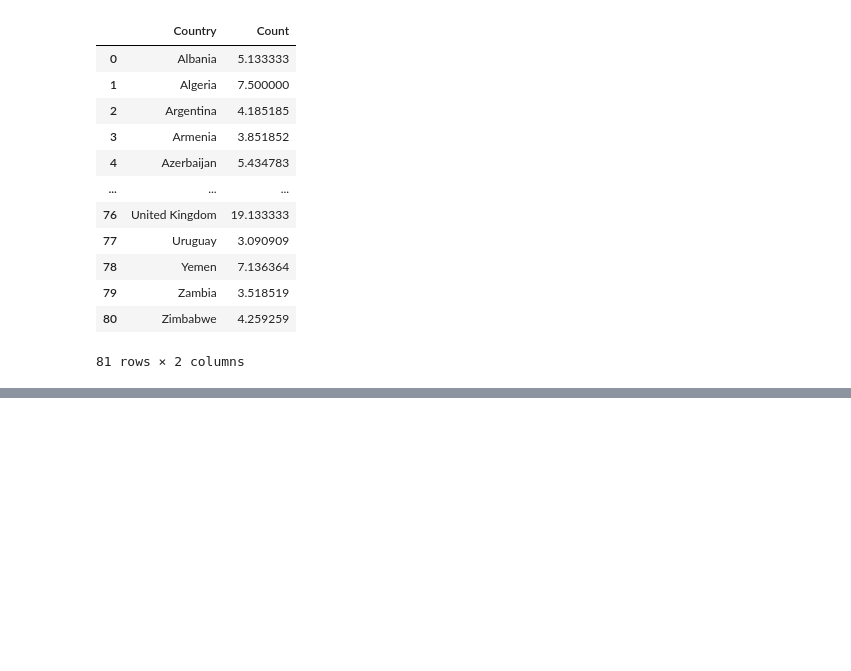
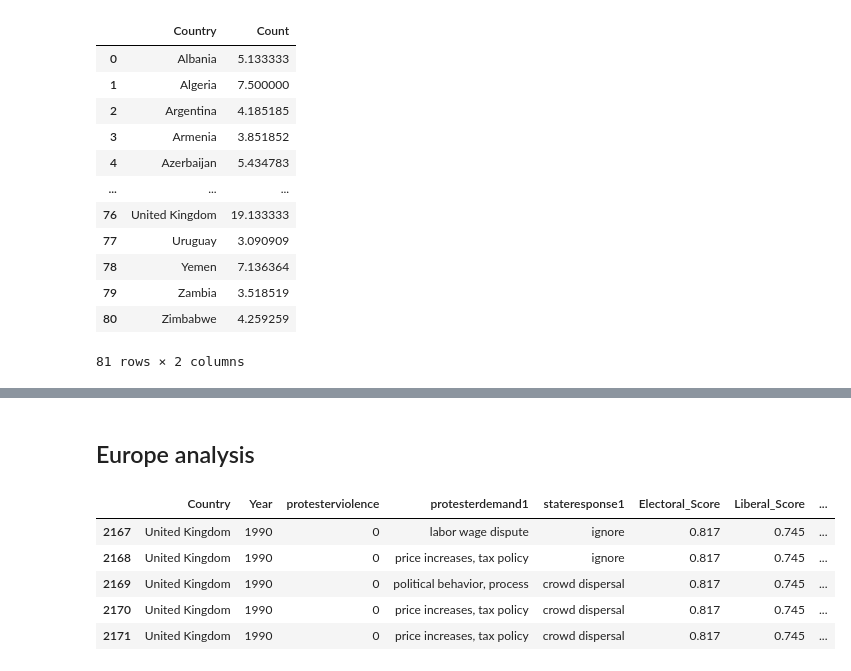
Before and after one commit to crissyro/kaggle_projects, a Jupyter notebook: notebooks/global_protests.ipynb, the cells around one changed output, grey strips where cells are left out. Saved outputs shown, nothing was run; the diff lists cells and outputs as text; code cells hidden in the pictures; blank space fills up the shorter version.

```diff
--- a/notebooks/global_protests.ipynb
+++ b/notebooks/global_protests.ipynb
@@ -294,0 +314,19 @@ iplot(fig)
+# %%
+df_Europe = df[df['region'] == 'Europe'].drop('region', axis=1)
+df_Africa = df[df['region'] == 'Africa'].drop('region', axis=1)
+df_Asia = df[df['region'] == 'Asia'].drop('region', axis=1)
+df_North_America = df[df['region'] == 'North America'].drop('region', axis=1)
+df_South_America = df[df['region'] == 'South America'].drop('region', axis=1)
+df_Central_America = df[df['region'] == 'Central America'].drop('region', axis=1)
+df_MENA = df[df['region'] == 'MENA'].drop('region', axis=1)
+# %% [markdown]
+## Europe analysis
+# %%
+df_Europe.head()
+# %% [output]
+|  | Country | Year | protesterviolence | protesterdemand1 | stateresponse1 | Electoral_Score | Liberal_Score | ... |
+| 2167 | United Kingdom | 1990 | 0 | labor wage dispute | ignore | 0.817 | 0.745 | ... |
+| 2168 | United Kingdom | 1990 | 0 | price increases, tax policy | ignore | 0.817 | 0.745 | ... |
+| 2169 | United Kingdom | 1990 | 0 | political behavior, process | crowd dispersal | 0.817 | 0.745 | ... |
+| 2170 | United Kingdom | 1990 | 0 | price increases, tax policy | crowd dispersal | 0.817 | 0.745 | ... |
+| 2171 | United Kingdom | 1990 | 0 | price increases, tax policy | crowd dispersal | 0.817 | 0.745 | ... |
```
Also changed, not shown: parts of 8 cells of this notebook.
